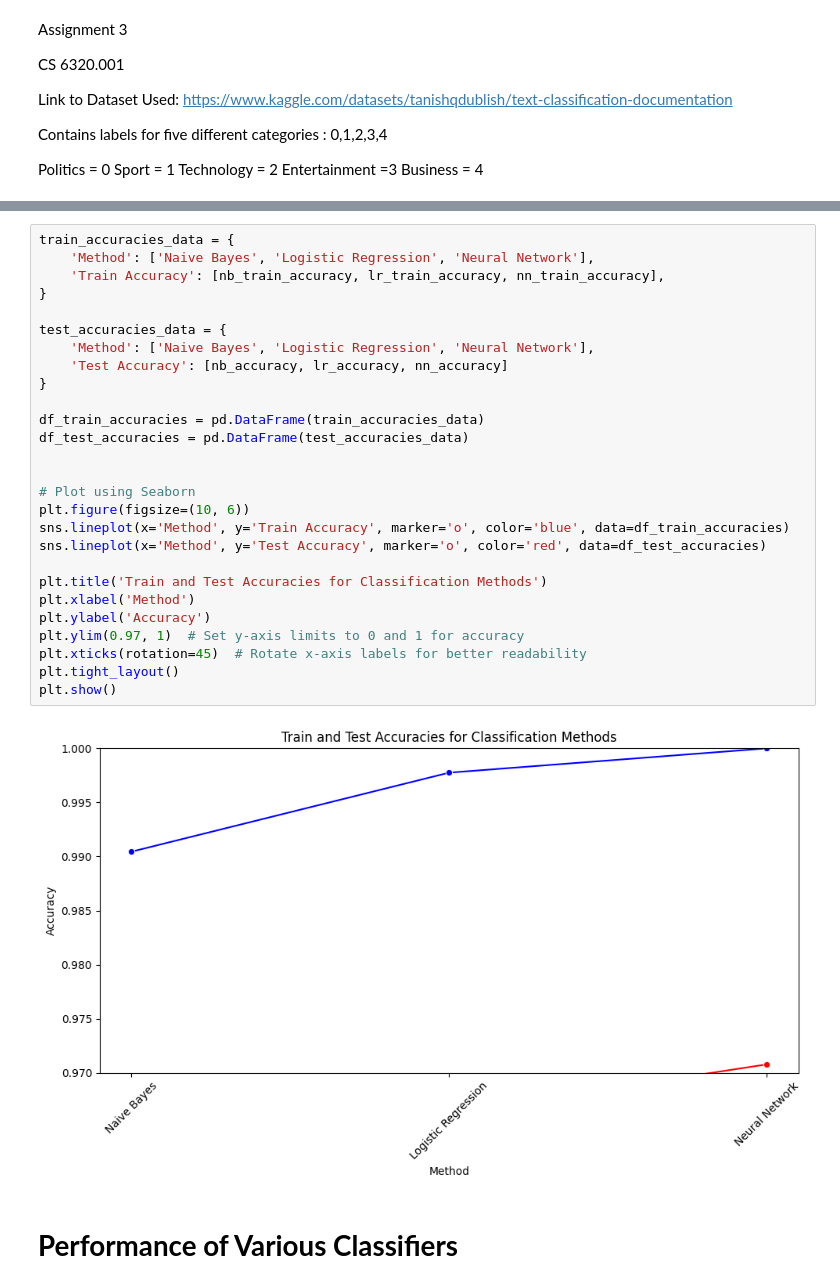
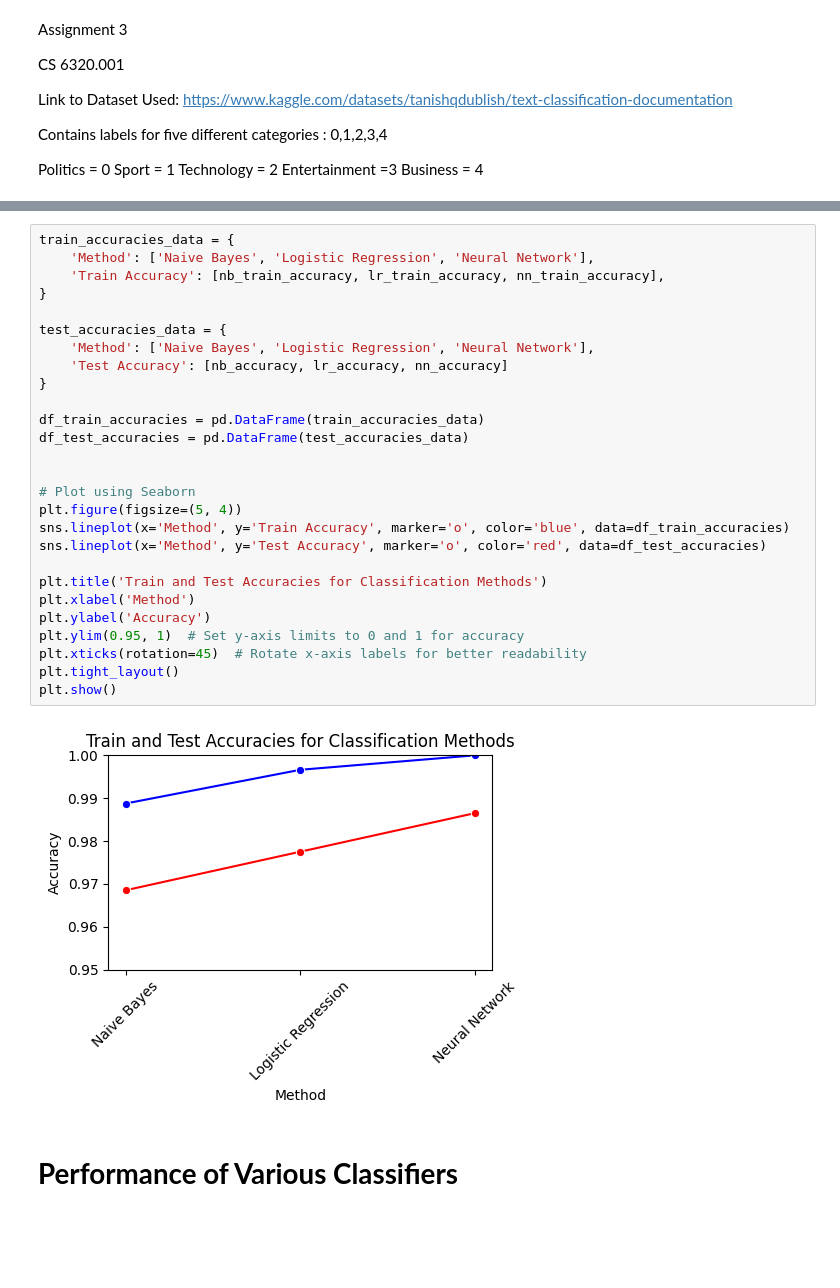
Before and after one commit to ssudharsan93/graduate_program, a Jupyter notebook: Spring 2024/CS 6320/Assignment 3/Assignment_3.ipynb, the cells around one changed output, grey strips where cells are left out. Cells and saved outputs as stored; diff of their text form; blank space fills up the shorter version.

```diff
--- a/Spring 2024/CS 6320/Assignment 3/Assignment_3.ipynb
+++ b/Spring 2024/CS 6320/Assignment 3/Assignment_3.ipynb
@@ -145,32 +130,32 @@ Neural Network Testing Accuracy: 0.9707865168539326
 # %%
 train_accuracies_data = {
     'Method': ['Naive Bayes', 'Logistic Regression', 'Neural Network'],
     'Train Accuracy': [nb_train_accuracy, lr_train_accuracy, nn_train_accuracy],
 }
 
 test_accuracies_data = {
     'Method': ['Naive Bayes', 'Logistic Regression', 'Neural Network'],
     'Test Accuracy': [nb_accuracy, lr_accuracy, nn_accuracy]
 }
 
 df_train_accuracies = pd.DataFrame(train_accuracies_data)
 df_test_accuracies = pd.DataFrame(test_accuracies_data)
 
 
 # Plot using Seaborn
-plt.figure(figsize=(10, 6))
+plt.figure(figsize=(5, 4))
 sns.lineplot(x='Method', y='Train Accuracy', marker='o', color='blue', data=df_train_accuracies)
 sns.lineplot(x='Method', y='Test Accuracy', marker='o', color='red', data=df_test_accuracies)
 
 plt.title('Train and Test Accuracies for Classification Methods')
 plt.xlabel('Method')
 plt.ylabel('Accuracy')
-plt.ylim(0.97, 1)  # Set y-axis limits to 0 and 1 for accuracy
+plt.ylim(0.95, 1)  # Set y-axis limits to 0 and 1 for accuracy
 plt.xticks(rotation=45)  # Rotate x-axis labels for better readability
 plt.tight_layout()
 plt.show()
 # %% [output]
-[figure, old version]
+[figure, new version]
 # %% [markdown]
 # **Performance of Various Classifiers**
 # %% [markdown]
```
Also changed, not shown: parts of 3 cells of this notebook.
